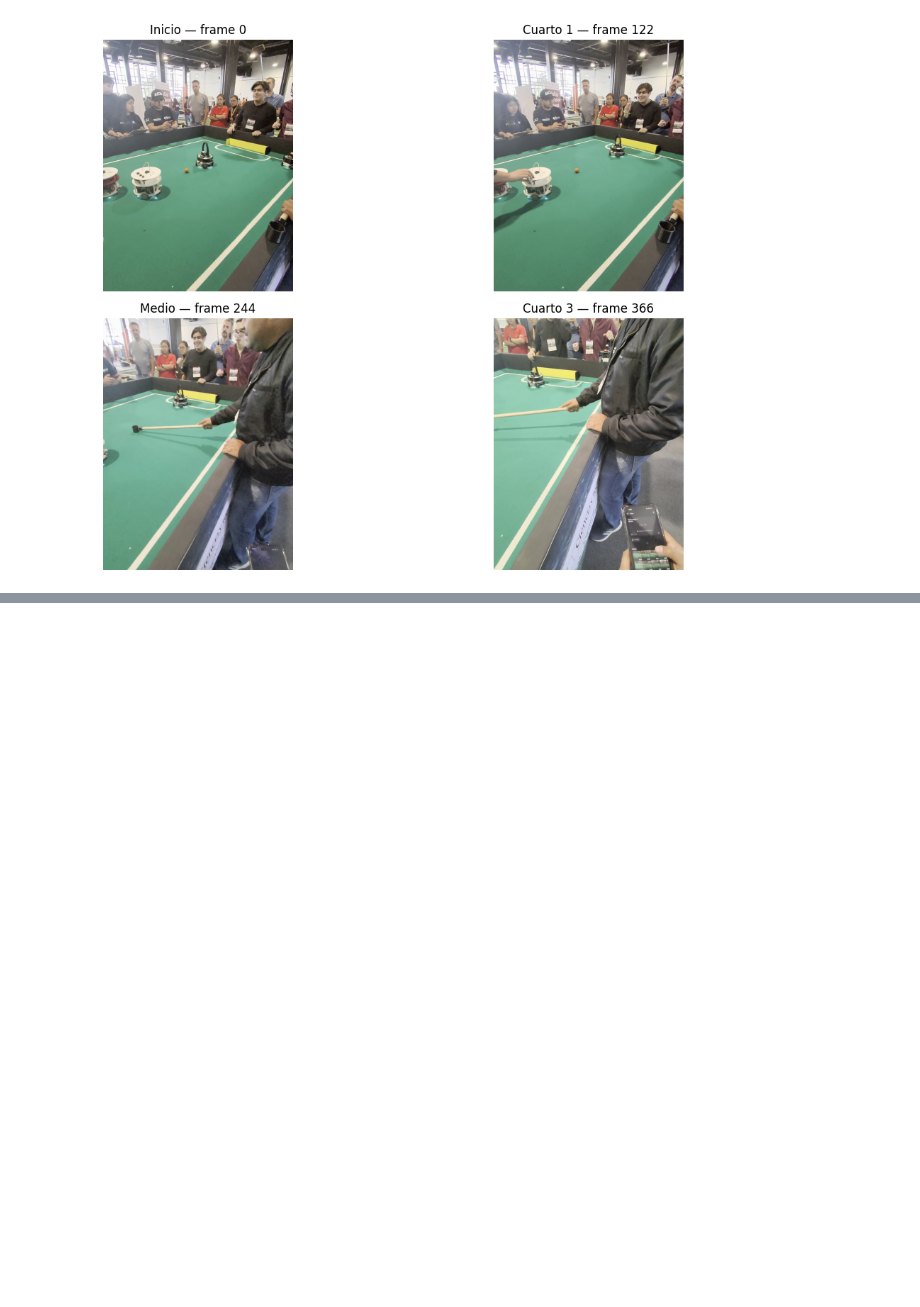
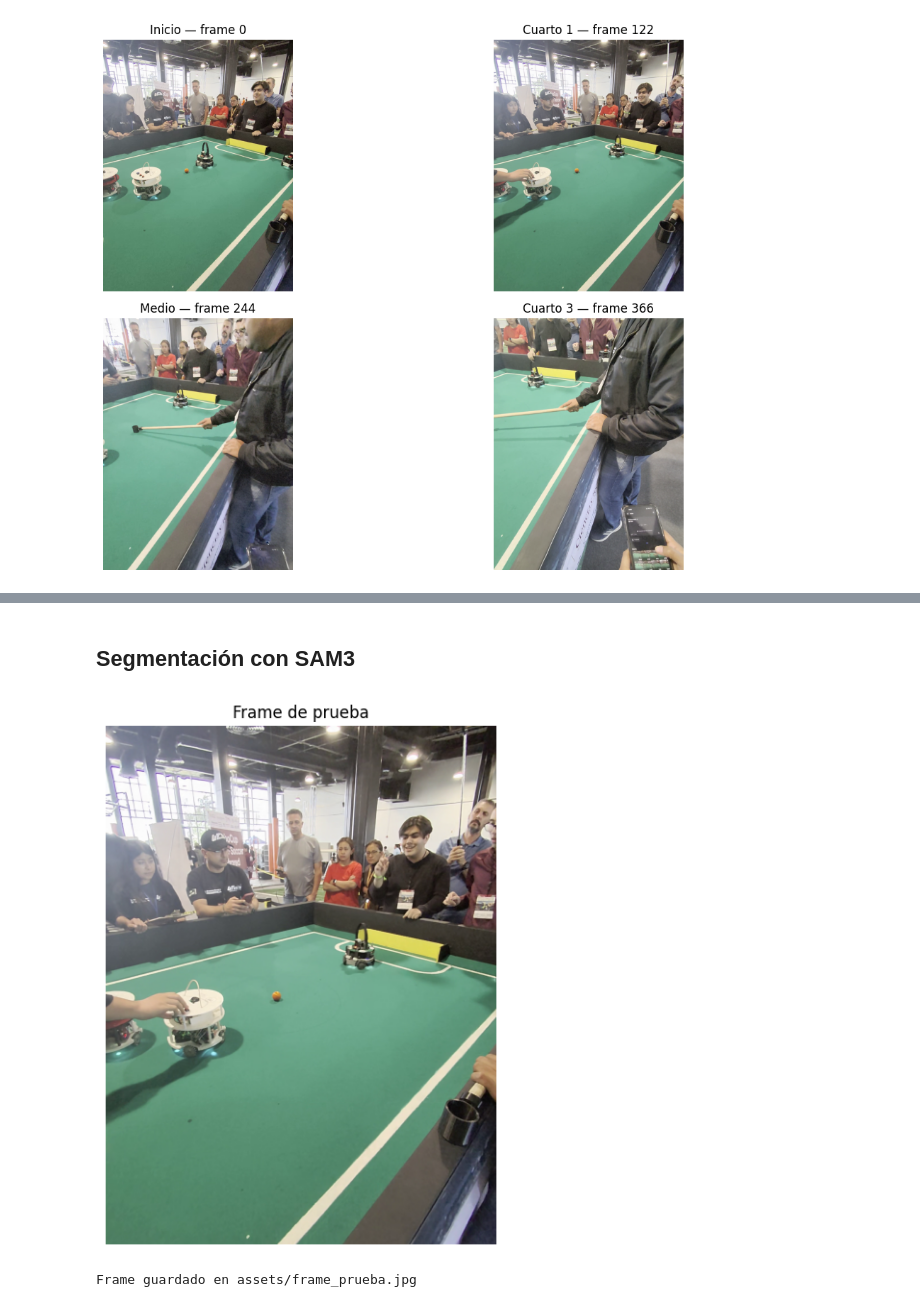
Before and after one commit to Shadowboss1214/Copa-FutBotMX, a Jupyter notebook: notebooks/01_exploracion.ipynb, the cells around one changed output, grey strips where cells are left out. Saved outputs shown, nothing was run; the diff lists cells and outputs as text; code cells hidden in the pictures; blank space fills up the shorter version.

```diff
--- a/notebooks/01_exploracion.ipynb
+++ b/notebooks/01_exploracion.ipynb
@@ -92,0 +95,33 @@ Detections(xyxy=array([[     592.39,      287.46,      754.51,      620.85],
+# %% [markdown]
+## Segmentación con SAM3
+# %%
+import cv2
+import matplotlib.pyplot as plt
+import numpy as np
+
+# Usa tu ruta correcta
+ruta_video = "../VideosEjemplo/Cesar_mod.mov"
+
+cap = cv2.VideoCapture(ruta_video)
+total_frames = int(cap.get(cv2.CAP_PROP_FRAME_COUNT))
+
+# Tomar un frame del primer cuarto donde haya acción
+cap.set(cv2.CAP_PROP_POS_FRAMES, total_frames // 4)
+ret, frame = cap.read()
+cap.release()
+
+frame_rgb = cv2.cvtColor(frame, cv2.COLOR_BGR2RGB)
+
+# Guardarlo para usarlo con SAM 3
+cv2.imwrite("assets/frame_prueba.jpg", cv2.cvtColor(frame_rgb, cv2.COLOR_RGB2BGR))
+
+plt.figure(figsize=(12, 7))
+plt.imshow(frame_rgb)
+plt.title("Frame de prueba")
+plt.axis("off")
+plt.show()
+
+print("Frame guardado en assets/frame_prueba.jpg")
+# %% [output]
+[figure, added]
+Frame guardado en assets/frame_prueba.jpg
```
Also changed, not shown: parts of 11 cells of this notebook, 4 other files.
